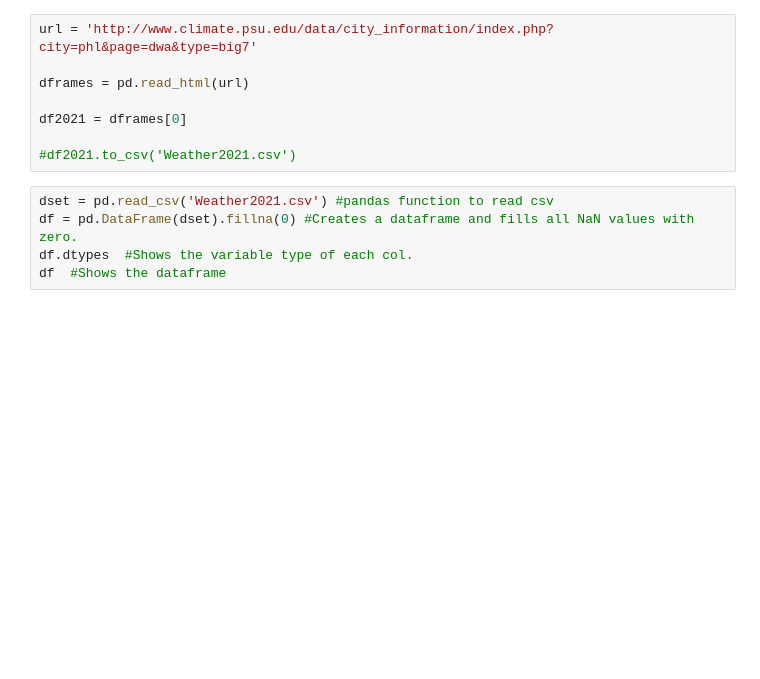
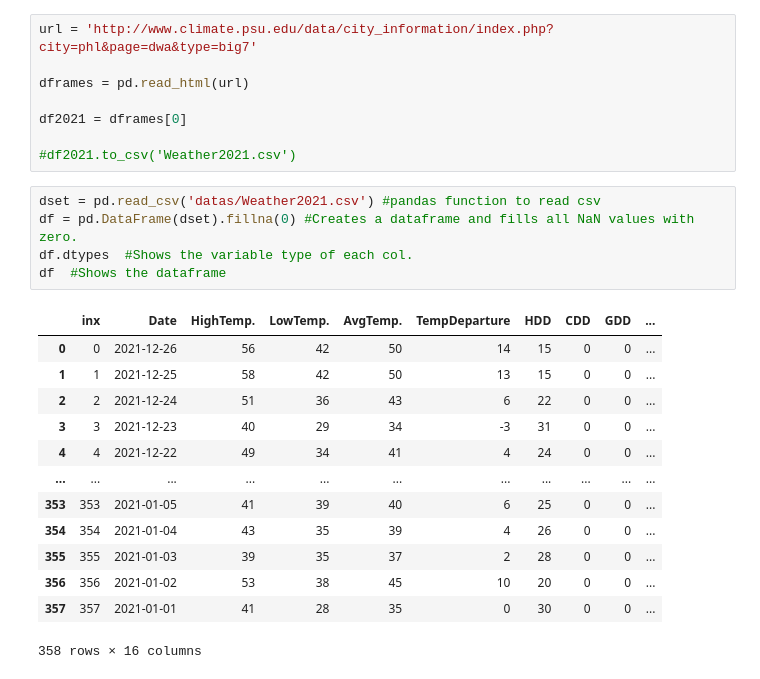
Before and after one commit to BeToTheK/Jupyter, a Jupyter notebook: Phila_weather.ipynb, the cells around one changed output. Drawn from its saved outputs; the diff is of its cells as text; blank space fills up the shorter version.

```diff
--- a/Phila_weather.ipynb
+++ b/Phila_weather.ipynb
@@ -19,7 +19,21 @@ df2021 = dframes[0]
 
 #df2021.to_csv('Weather2021.csv')
 # %%
-dset = pd.read_csv('Weather2021.csv') #pandas function to read csv
+dset = pd.read_csv('datas/Weather2021.csv') #pandas function to read csv
 df = pd.DataFrame(dset).fillna(0) #Creates a dataframe and fills all NaN values with zero.
 df.dtypes  #Shows the variable type of each col.
 df  #Shows the dataframe
+# %% [output]
+|  | inx | Date | HighTemp. | LowTemp. | AvgTemp. | TempDeparture | HDD | CDD | GDD | ... |
+| 0 | 0 | 2021-12-26 | 56 | 42 | 50 | 14 | 15 | 0 | 0 | ... |
+| 1 | 1 | 2021-12-25 | 58 | 42 | 50 | 13 | 15 | 0 | 0 | ... |
+| 2 | 2 | 2021-12-24 | 51 | 36 | 43 | 6 | 22 | 0 | 0 | ... |
+| 3 | 3 | 2021-12-23 | 40 | 29 | 34 | -3 | 31 | 0 | 0 | ... |
+| 4 | 4 | 2021-12-22 | 49 | 34 | 41 | 4 | 24 | 0 | 0 | ... |
+| ... | ... | ... | ... | ... | ... | ... | ... | ... | ... | ... |
+| 353 | 353 | 2021-01-05 | 41 | 39 | 40 | 6 | 25 | 0 | 0 | ... |
+| 354 | 354 | 2021-01-04 | 43 | 35 | 39 | 4 | 26 | 0 | 0 | ... |
+| 355 | 355 | 2021-01-03 | 39 | 35 | 37 | 2 | 28 | 0 | 0 | ... |
+| 356 | 356 | 2021-01-02 | 53 | 38 | 45 | 10 | 20 | 0 | 0 | ... |
+| 357 | 357 | 2021-01-01 | 41 | 28 | 35 | 0 | 30 | 0 | 0 | ... |
+358 rows × 16 columns
```
Also changed, not shown: parts of 10 cells of this notebook, 5 other files.
